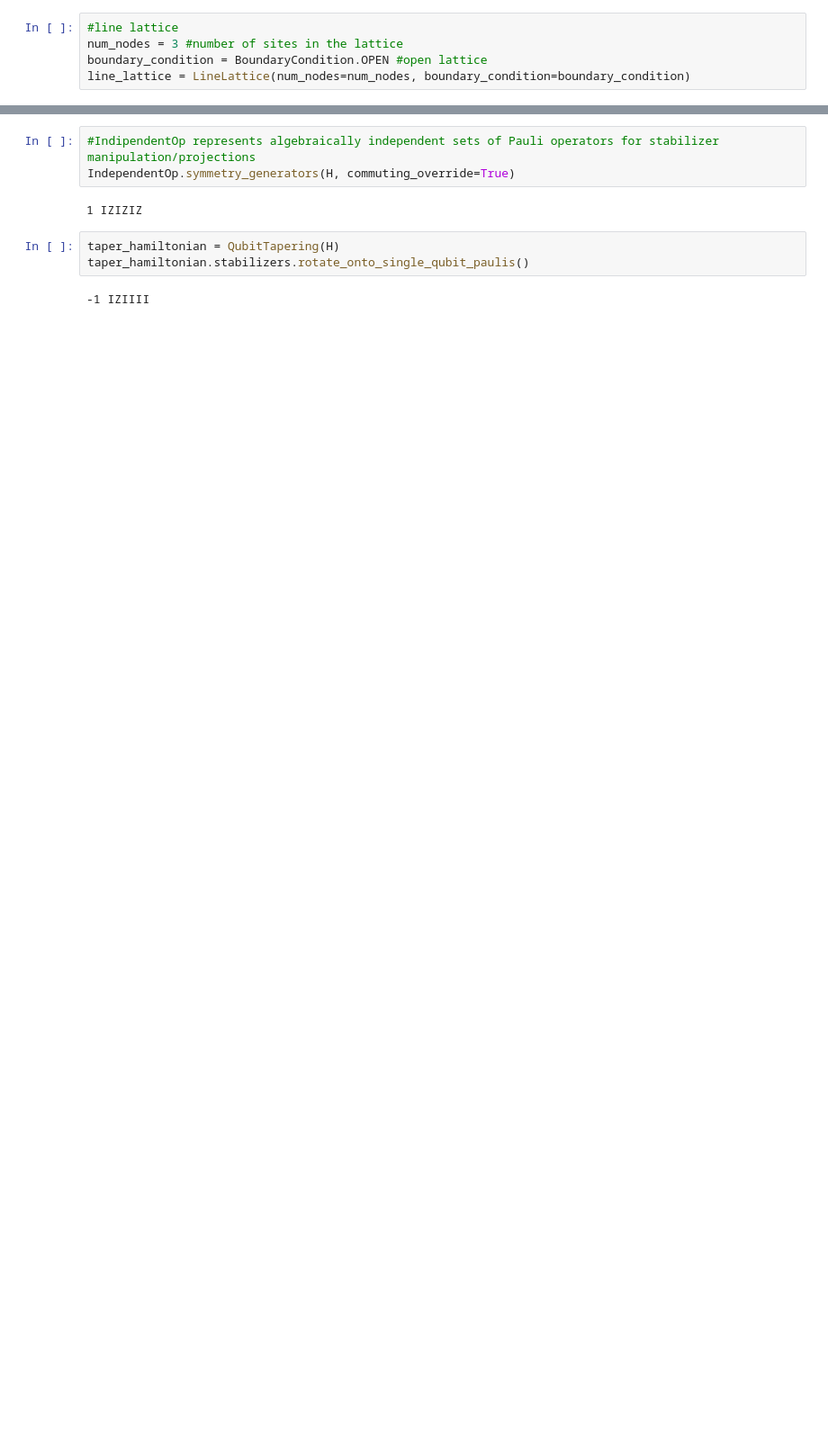
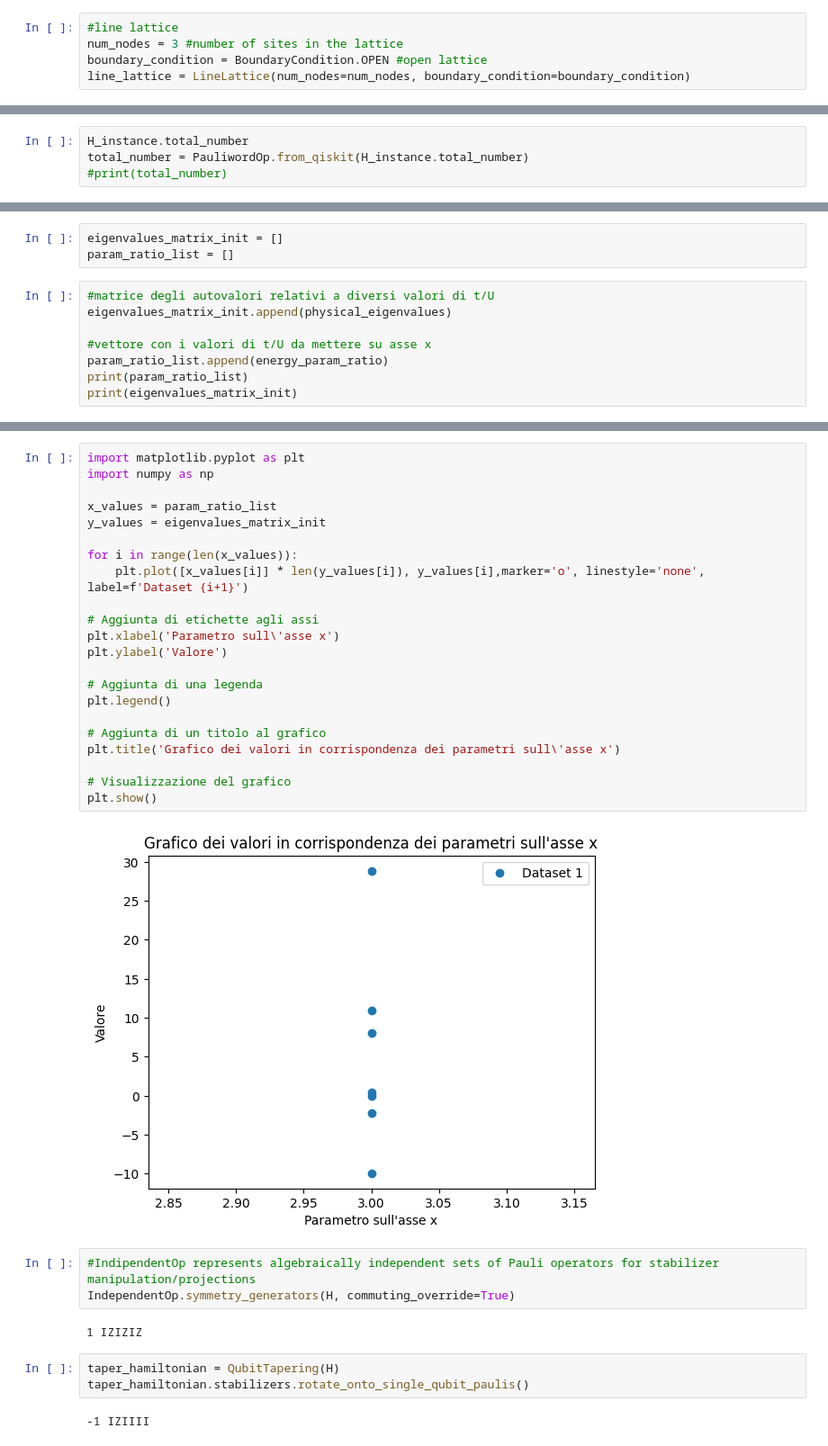
Before and after one commit to qismib/bisqt, a Jupyter notebook: notebooks/Tapering.ipynb, the cells around one changed output, grey strips where cells are left out. Shown at 90% size. Cells and saved outputs as stored; diff of their text form; blank space fills up the shorter version.

```diff
--- a/notebooks/Tapering.ipynb
+++ b/notebooks/Tapering.ipynb
@@ -91,0 +47,4 @@ H = PauliwordOp.from_qiskit(H_q)
+# %%
+H_instance.total_number
+total_number = PauliwordOp.from_qiskit(H_instance.total_number)
+#print(total_number)
@@ -91,0 +84,11 @@ H = PauliwordOp.from_qiskit(H_q)
+# %%
+eigenvalues_matrix_init = []
+param_ratio_list = []
+# %%
+#matrice degli autovalori relativi a diversi valori di t/U
+eigenvalues_matrix_init.append(physical_eigenvalues)
+
+#vettore con i valori di t/U da mettere su asse x
+param_ratio_list.append(energy_param_ratio)
+print(param_ratio_list)
+print(eigenvalues_matrix_init)
@@ -92,3 +100,27 @@ H = PauliwordOp.from_qiskit(H_q)
+# %%
+import matplotlib.pyplot as plt
+import numpy as np
+
+x_values = param_ratio_list
+y_values = eigenvalues_matrix_init
+
+for i in range(len(x_values)):
+    plt.plot([x_values[i]] * len(y_values[i]), y_values[i],marker='o', linestyle='none', label=f'Dataset {i+1}')
+
+# Aggiunta di etichette agli assi
+plt.xlabel('Parametro sull\'asse x')
+plt.ylabel('Valore')
+
+# Aggiunta di una legenda
+plt.legend()
+
+# Aggiunta di un titolo al grafico
+plt.title('Grafico dei valori in corrispondenza dei parametri sull\'asse x')
+
+# Visualizzazione del grafico
+plt.show()
+# %% [output]
+[figure, added]
 # %%
 #IndipendentOp represents algebraically independent sets of Pauli operators for stabilizer manipulation/projections
 IndependentOp.symmetry_generators(H, commuting_override=True)
```
Also changed, not shown: parts of 23 cells of this notebook.
